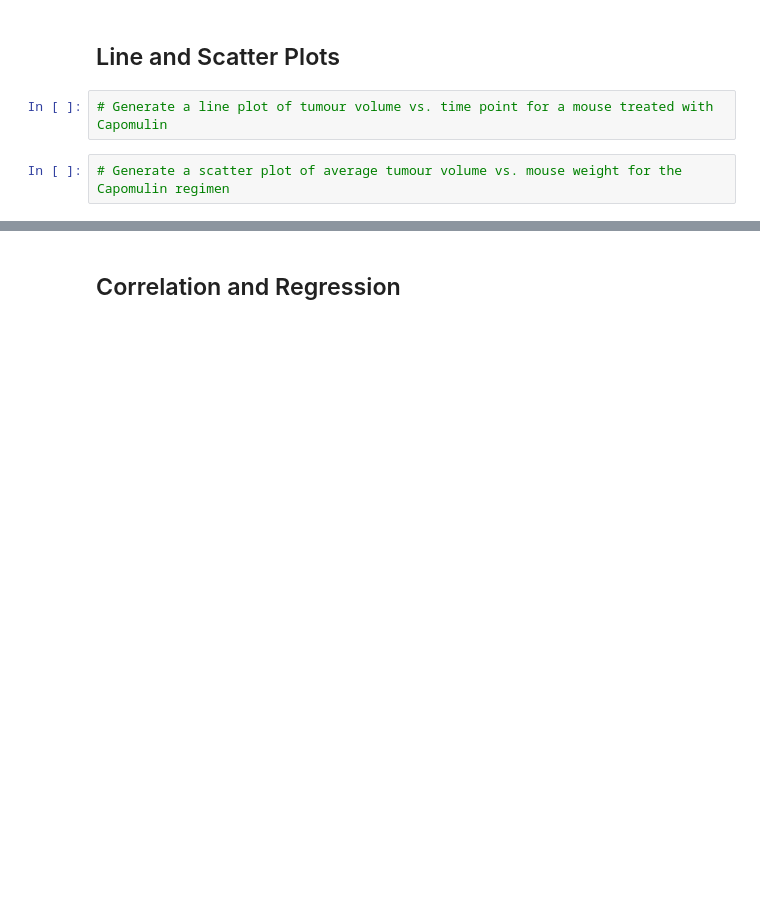
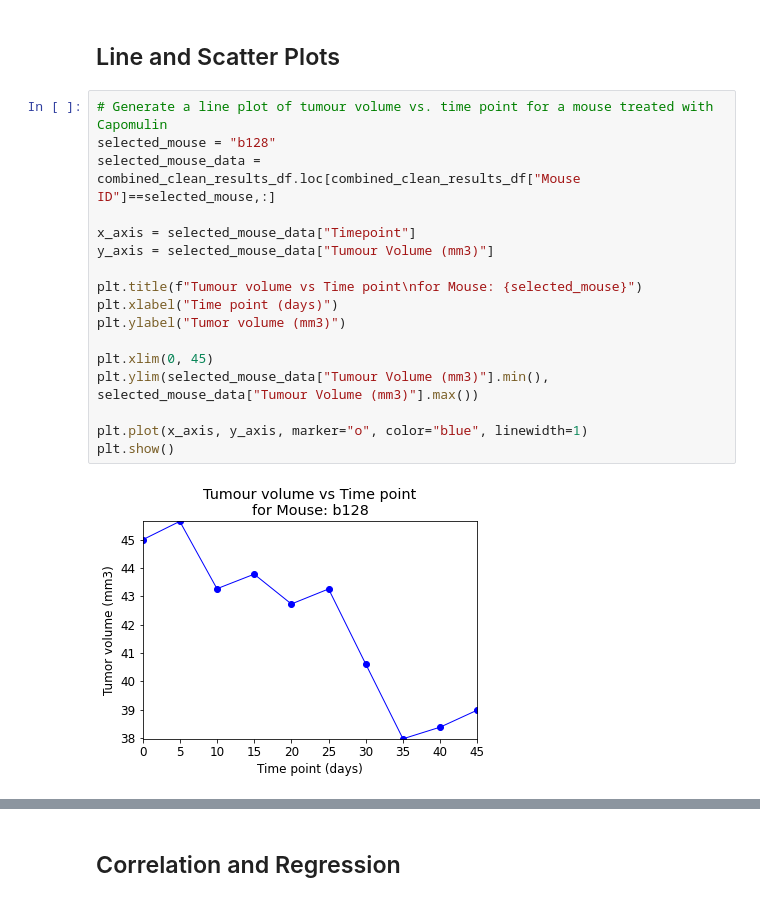
Before and after one commit to jgausachs/matplotlib-challenge, a Jupyter notebook: Pymaceuticals/pymaceuticals_starter.ipynb, the cells around one changed output, grey strips where cells are left out. Saved outputs shown, nothing was run; the diff lists cells and outputs as text; blank space fills up the shorter version.

Commit message:
all sections complete, clean-up pending

```diff
--- a/Pymaceuticals/pymaceuticals_starter.ipynb
+++ b/Pymaceuticals/pymaceuticals_starter.ipynb
@@ -364,6 +364,21 @@ plt.show()
 # %% [markdown]
 ## Line and Scatter Plots
-# %%
-# Generate a line plot of tumour volume vs. time point for a mouse treated with Capomulin
-# %%
-# Generate a scatter plot of average tumour volume vs. mouse weight for the Capomulin regimen
+# %%
+# Generate a line plot of tumour volume vs. time point for a mouse treated with Capomulin
+selected_mouse = "b128"
+selected_mouse_data = combined_clean_results_df.loc[combined_clean_results_df["Mouse ID"]==selected_mouse,:]
+
+x_axis = selected_mouse_data["Timepoint"]
+y_axis = selected_mouse_data["Tumour Volume (mm3)"]
+
+plt.title(f"Tumour volume vs Time point\nfor Mouse: {selected_mouse}")
+plt.xlabel("Time point (days)")
+plt.ylabel("Tumor volume (mm3)")
+
+plt.xlim(0, 45)
+plt.ylim(selected_mouse_data["Tumour Volume (mm3)"].min(), selected_mouse_data["Tumour Volume (mm3)"].max())
+
+plt.plot(x_axis, y_axis, marker="o", color="blue", linewidth=1)
+plt.show()
+# %% [output]
+[figure, added]
```
Also changed, not shown: parts of 10 cells of this notebook, 2 other files.
